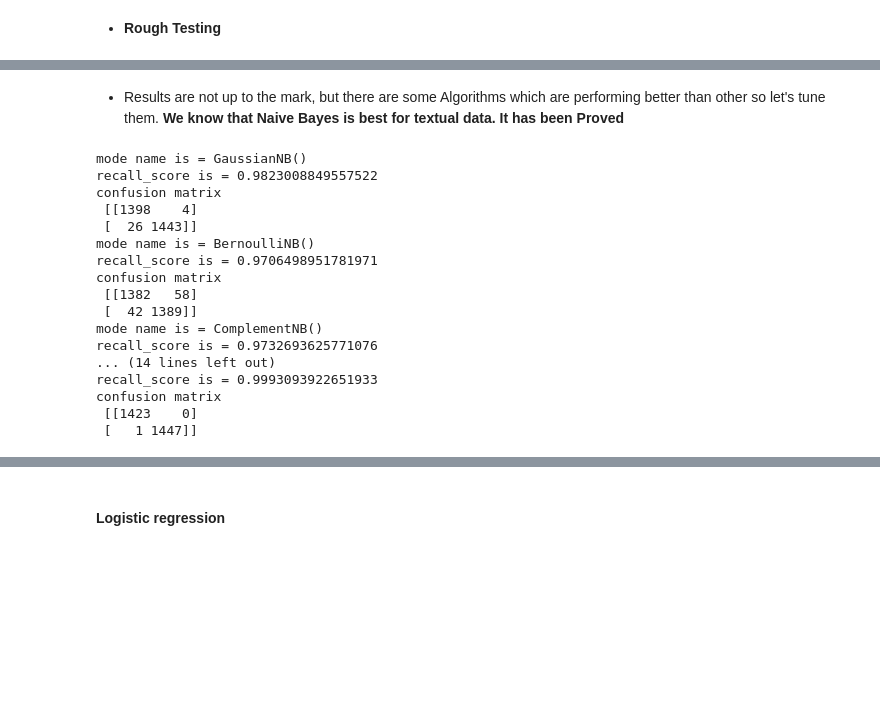
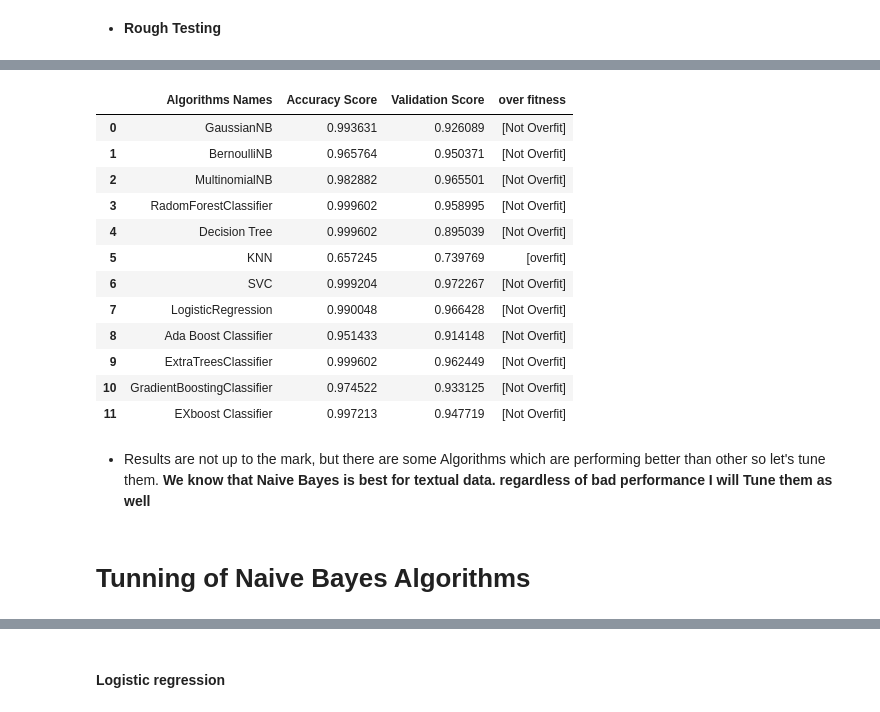
Before and after one commit to abuubaida01/Email_Classifier, a Jupyter notebook: notebook.ipynb, the cells around one changed output, grey strips where cells are left out. Drawn from its saved outputs; the diff is of its cells as text; code cells hidden in the pictures; blank space fills up the shorter version.

Commit message:
Html has been

```diff
--- a/notebook.ipynb
+++ b/notebook.ipynb
@@ -641,0 +569,23 @@ accuracy_score(y_pred, y_test)
+# %%
+Validation_Score= []
+Accuracy_Score =[]
+models_names = []
+Overfit = []
+
+for name, model in models:
+    model.fit(X_train_tfidf, y_train)
+    y_pred=model.predict(X_train_tfidf)
+
+    models_names.append(name)
+    Ac_score = accuracy_score(y_pred, y_train)
+
+    cv = RepeatedStratifiedKFold(n_splits=5, n_repeats=3, random_state=1)
+    val_score= np.mean(cross_val_score(model, X_train_tfidf, y_train, cv=cv, n_jobs=-1, scoring='accuracy' ))
+
+    Overfit.append(['Not Overfit' if Ac_score>val_score else 'overfit'])
+    Accuracy_Score.append(Ac_score)
+    Validation_Score.append(val_score)
+
+
+dic = {'Algorithms Names':models_names,"Accuracy Score":Accuracy_Score, 'Validation Score':Validation_Score, "over fitness": Overfit}
+dataframe_train = pd.DataFrame(data=dic)
@@ -642,3 +594,21 @@ accuracy_score(y_pred, y_test)
+# %%
+dataframe_train
+# %% [output]
+|  | Algorithms Names | Accuracy Score | Validation Score | over fitness |
+| 0 | GaussianNB | 0.993631 | 0.926089 | [Not Overfit] |
+| 1 | BernoulliNB | 0.965764 | 0.950371 | [Not Overfit] |
+| 2 | MultinomialNB | 0.982882 | 0.965501 | [Not Overfit] |
+| 3 | RadomForestClassifier | 0.999602 | 0.958995 | [Not Overfit] |
+| 4 | Decision Tree | 0.999602 | 0.895039 | [Not Overfit] |
+| 5 | KNN | 0.657245 | 0.739769 | [overfit] |
+| 6 | SVC | 0.999204 | 0.972267 | [Not Overfit] |
+| 7 | LogisticRegression | 0.990048 | 0.966428 | [Not Overfit] |
+| 8 | Ada Boost Classifier | 0.951433 | 0.914148 | [Not Overfit] |
+| 9 | ExtraTreesClassifier | 0.999602 | 0.962449 | [Not Overfit] |
+| 10 | GradientBoostingClassifier | 0.974522 | 0.933125 | [Not Overfit] |
+| 11 | EXboost Classifier | 0.997213 | 0.947719 | [Not Overfit] |
 # %% [markdown]
 - Results are not up to the mark, but there are some Algorithms which are performing better than other so let's tune them.
-**We know that Naive Bayes is best for textual data. It has been Proved**
+**We know that Naive Bayes is best for textual data. regardless of bad performance I will Tune them as well**
+# %% [markdown]
+# Tunning of Naive Bayes Algorithms
@@ -653,28 +628,0 @@ svc = SVC()
-# %%
-lis = [gnb, bnb, cnb, mnb, logic, svc]
-for i in lis:
-    i.fit(X_train_tfidf, y_train)
-    y_pred=i.predict(X_train_tfidf)
-    print(f'mode name is = {i}')
-    print(f'recall_score is = {recall_score(y_pred, y_train)}')
-    # print(f'precision_score is = {precision_score(y_pred, y_test)}')
-    # print(f'accuracy score is = {accuracy_score(y_pred, y_test)}')
-    print(f'confusion matrix\n {confusion_matrix(y_pred, y_train)}', end='\n')
-# %% [output]
-mode name is = GaussianNB()
-recall_score is = 0.9823008849557522
-confusion matrix
- [[1398    4]
- [  26 1443]]
-mode name is = BernoulliNB()
-recall_score is = 0.9706498951781971
-confusion matrix
- [[1382   58]
- [  42 1389]]
-mode name is = ComplementNB()
-recall_score is = 0.9732693625771076
-... (14 lines left out)
-recall_score is = 0.9993093922651933
-confusion matrix
- [[1423    0]
- [   1 1447]]
```
Also changed, not shown: parts of 137 cells of this notebook, 2 other files.
